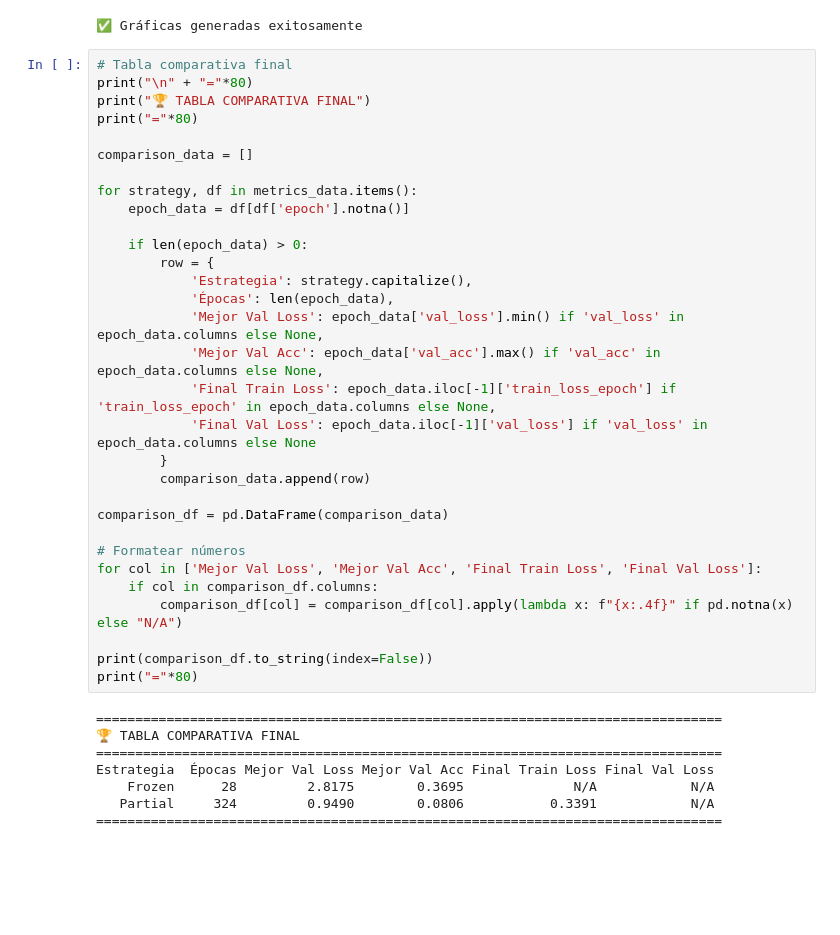
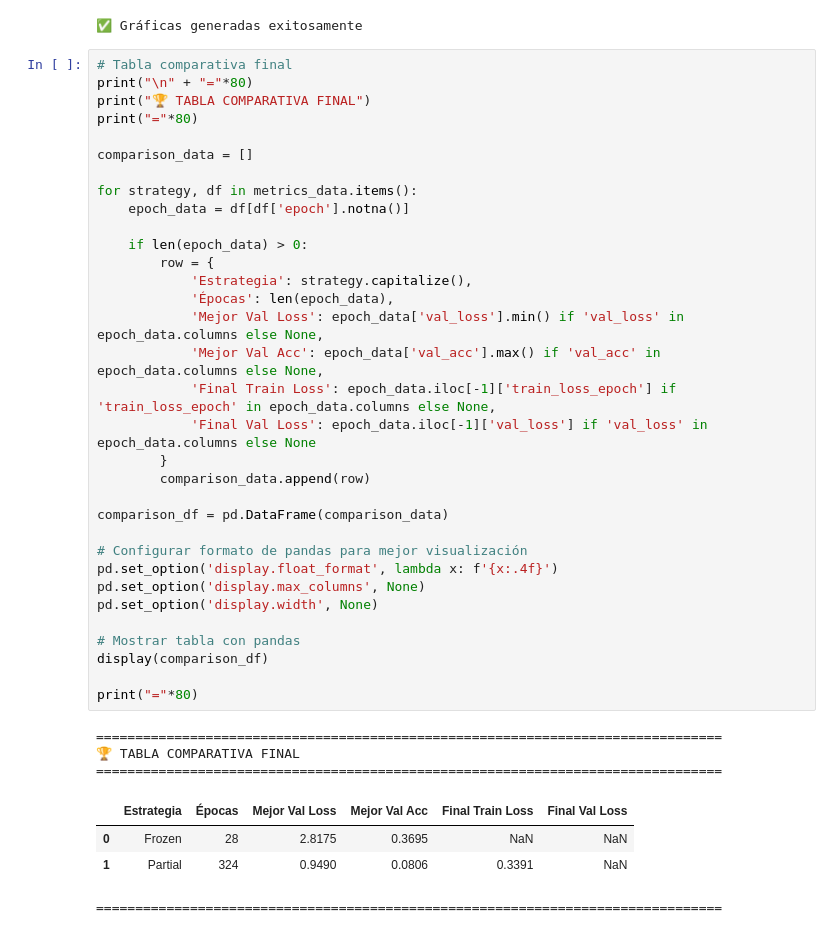
Before and after one commit to GabrielEdid/Reto_BloqueIA, a Jupyter notebook: Donut_Training.ipynb, the cells around one changed output. Saved outputs shown, nothing was run; the diff lists cells and outputs as text; blank space fills up the shorter version.

```diff
--- a/Donut_Training.ipynb
+++ b/Donut_Training.ipynb
@@ -1493,39 +1496,41 @@ print("\n✅ Gráficas generadas exitosamente")
 # %%
 # Tabla comparativa final
 print("\n" + "="*80)
 print("🏆 TABLA COMPARATIVA FINAL")
 print("="*80)
 
 comparison_data = []
 
 for strategy, df in metrics_data.items():
     epoch_data = df[df['epoch'].notna()]
 
     if len(epoch_data) > 0:
         row = {
             'Estrategia': strategy.capitalize(),
             'Épocas': len(epoch_data),
             'Mejor Val Loss': epoch_data['val_loss'].min() if 'val_loss' in epoch_data.columns else None,
             'Mejor Val Acc': epoch_data['val_acc'].max() if 'val_acc' in epoch_data.columns else None,
             'Final Train Loss': epoch_data.iloc[-1]['train_loss_epoch'] if 'train_loss_epoch' in epoch_data.columns else None,
             'Final Val Loss': epoch_data.iloc[-1]['val_loss'] if 'val_loss' in epoch_data.columns else None
         }
         comparison_data.append(row)
 
 comparison_df = pd.DataFrame(comparison_data)
 
-# Formatear números
-for col in ['Mejor Val Loss', 'Mejor Val Acc', 'Final Train Loss', 'Final Val Loss']:
-    if col in comparison_df.columns:
-        comparison_df[col] = comparison_df[col].apply(lambda x: f"{x:.4f}" if pd.notna(x) else "N/A")
+# Configurar formato de pandas para mejor visualización
+pd.set_option('display.float_format', lambda x: f'{x:.4f}')
+pd.set_option('display.max_columns', None)
+pd.set_option('display.width', None)
 
-print(comparison_df.to_string(index=False))
+# Mostrar tabla con pandas
+display(comparison_df)
+
 print("="*80)
 # %% [output]
 ================================================================================
 🏆 TABLA COMPARATIVA FINAL
 ================================================================================
-Estrategia  Épocas Mejor Val Loss Mejor Val Acc Final Train Loss Final Val Loss
-    Frozen      28         2.8175        0.3695              N/A            N/A
-   Partial     324         0.9490        0.0806           0.3391            N/A
-================================================================================
+|  | Estrategia | Épocas | Mejor Val Loss | Mejor Val Acc | Final Train Loss | Final Val Loss |
+| 0 | Frozen | 28 | 2.8175 | 0.3695 | NaN | NaN |
+| 1 | Partial | 324 | 0.9490 | 0.0806 | 0.3391 | NaN |
+================================================================================
```
Also changed, not shown: parts of 1 cell of this notebook.
